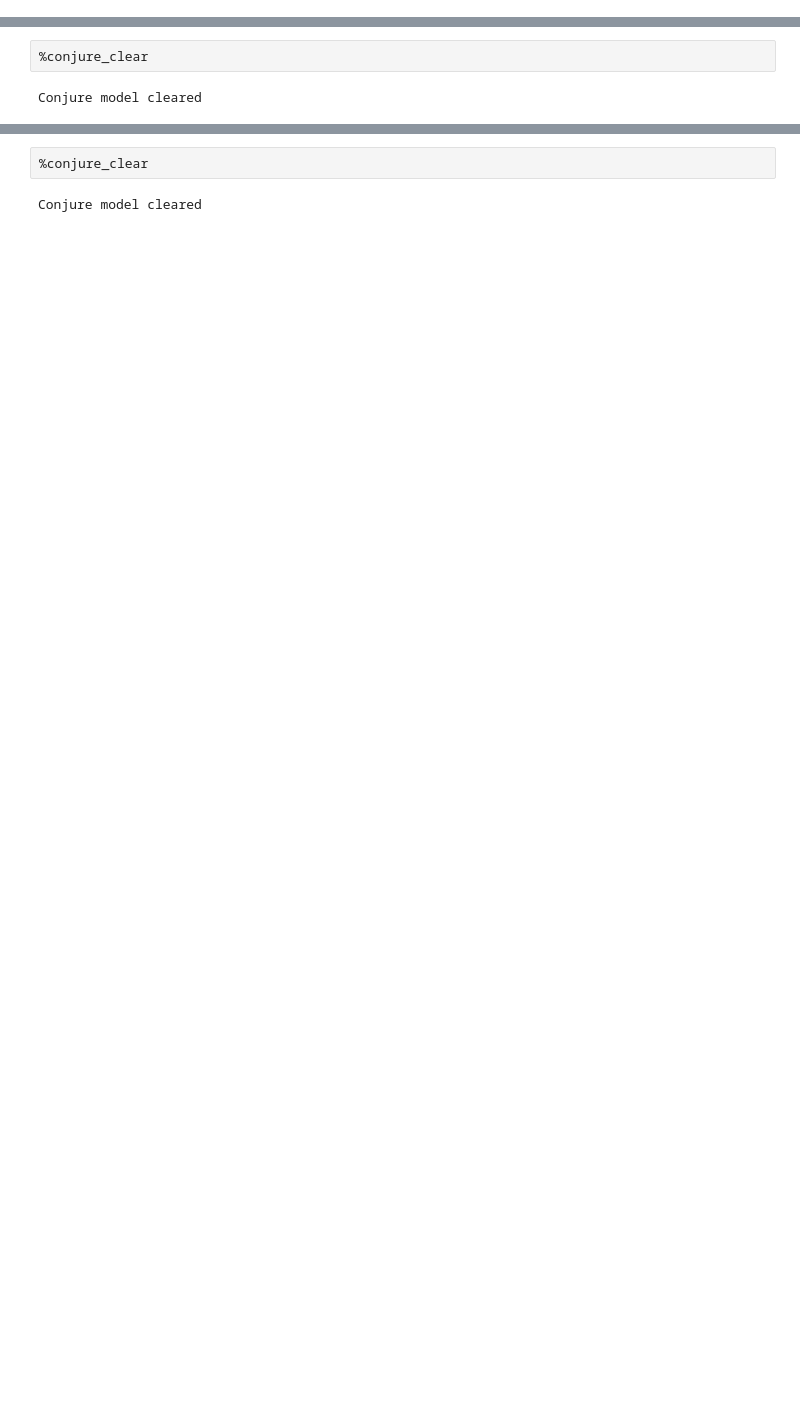
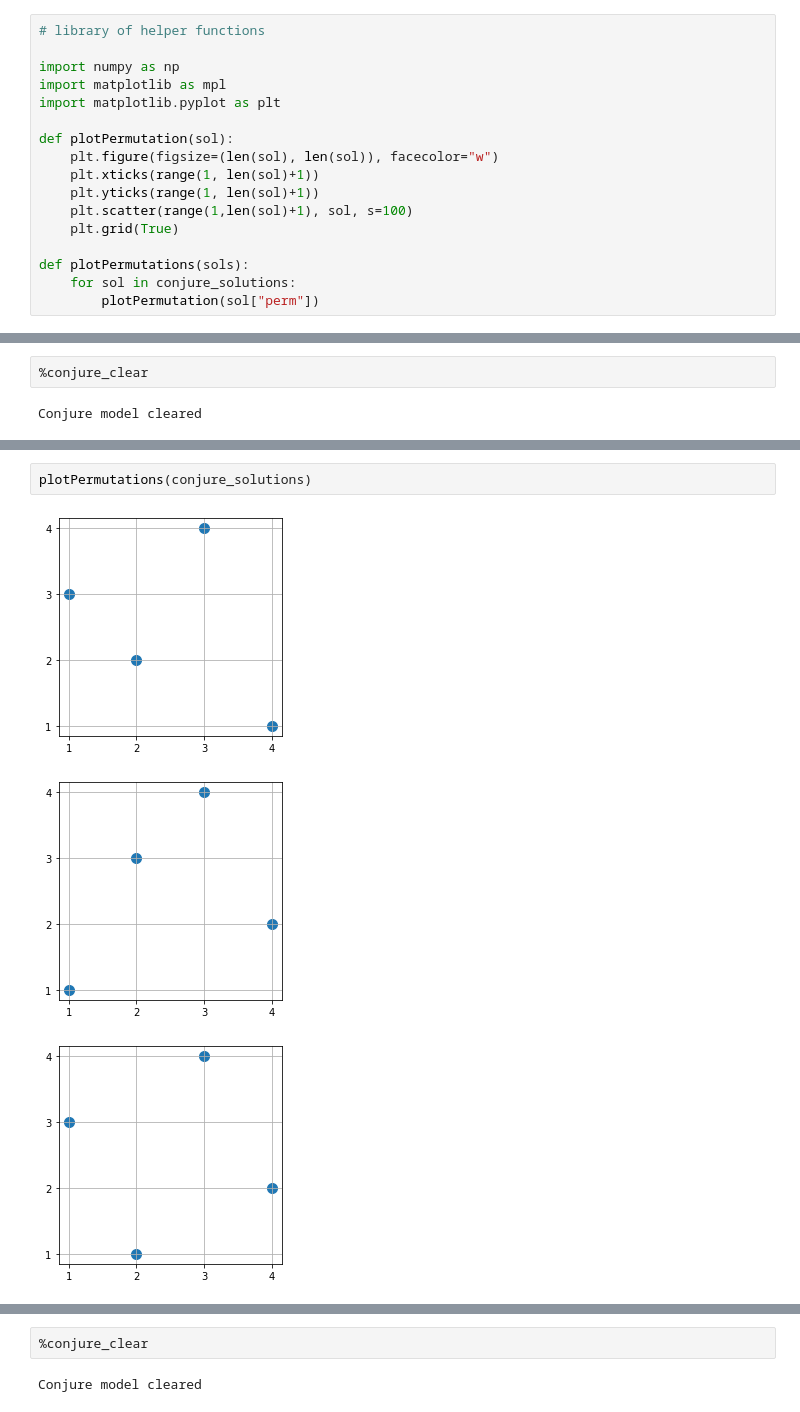
Before and after one commit to stacs-cp/permutation-classes-cp, a Jupyter notebook: journal2023/PP_MCOM.ipynb, the cells around one changed output, grey strips where cells are left out. Drawn from its saved outputs; the diff is of its cells as text; blank space fills up the shorter version.

```diff
--- a/journal2023/PP_MCOM.ipynb
+++ b/journal2023/PP_MCOM.ipynb
@@ -11,6 +11,23 @@ Repository version a7382e3d9 (2022-11-21 10:41:03 +0000)
 [interactive output not drawn]
 Conjure extension is loaded.
 For usage help run: %conjure_help
+# %%
+# library of helper functions
+
+import numpy as np
+import matplotlib as mpl
+import matplotlib.pyplot as plt
+
+def plotPermutation(sol):
+    plt.figure(figsize=(len(sol), len(sol)), facecolor="w")
+    plt.xticks(range(1, len(sol)+1))
+    plt.yticks(range(1, len(sol)+1))
+    plt.scatter(range(1,len(sol)+1), sol, s=100)
+    plt.grid(True)
+
+def plotPermutations(sols):
+    for sol in conjure_solutions:
+        plotPermutation(sol["perm"])
 # %% [markdown]
 Note: when pushing to github, use journal2023/PP-MCOM.ipynb as the filename in the stacs-cp/permutation-classes-cp
 # %%
@@ -524,0 +636,6 @@ boxed_containment = [ [2,3,1] ]
+# %%
+plotPermutations(conjure_solutions)
+# %% [output]
+[figure, added]
+[figure, added]
+[figure, added]
```
Also changed, not shown: parts of 35 cells of this notebook.
